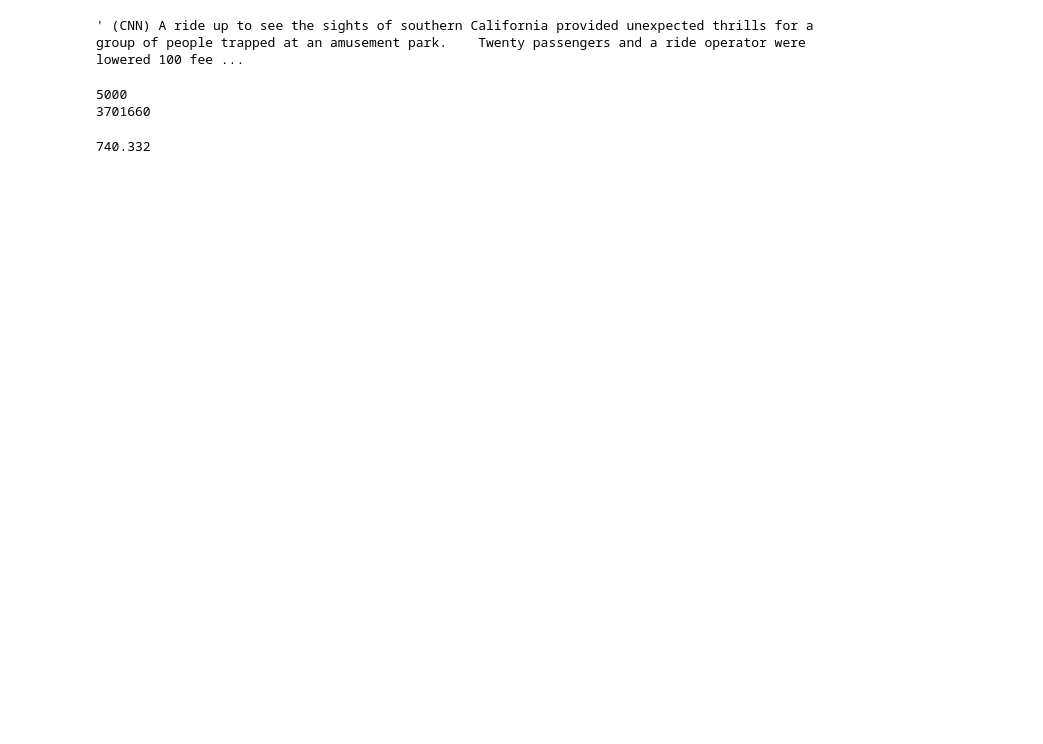
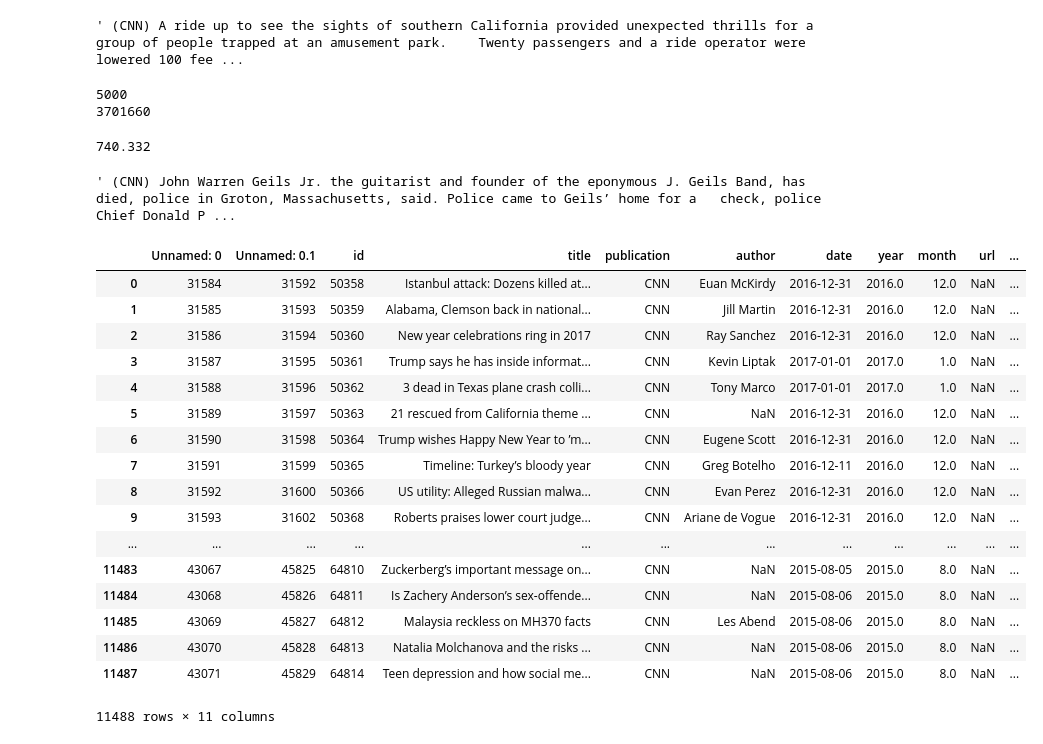
Before and after one commit to johncpolitte/News_or_Satire, a Jupyter notebook: CSV_creater.ipynb, the cells around one changed output. Saved outputs shown, nothing was run; the diff lists cells and outputs as text; code cells hidden in the pictures; blank space fills up the shorter version.

```diff
--- a/CSV_creater.ipynb
+++ b/CSV_creater.ipynb
@@ -123,3 +112,28 @@ cnn_word_count(cnn_list)
 5000
 3701660
 740.332
+# %%
+half_cnn[2323]
+# %% [output]
+' (CNN) John Warren Geils Jr. the guitarist and founder of the eponymous J. Geils Band, has died, police in Groton, Massachusetts, said. Police came to Geils’ home for a   check, police Chief Donald P ...
+# %%
+cnn_df
+# %% [output]
+|  | Unnamed: 0 | Unnamed: 0.1 | id | title | publication | author | date | year | month | url | ... |
+| 0 | 31584 | 31592 | 50358 | Istanbul attack: Dozens killed at... | CNN | Euan McKirdy | 2016-12-31 | 2016.0 | 12.0 | NaN | ... |
+| 1 | 31585 | 31593 | 50359 | Alabama, Clemson back in national... | CNN | Jill Martin | 2016-12-31 | 2016.0 | 12.0 | NaN | ... |
+| 2 | 31586 | 31594 | 50360 | New year celebrations ring in 2017 | CNN | Ray Sanchez | 2016-12-31 | 2016.0 | 12.0 | NaN | ... |
+| 3 | 31587 | 31595 | 50361 | Trump says he has inside informat... | CNN | Kevin Liptak | 2017-01-01 | 2017.0 | 1.0 | NaN | ... |
+| 4 | 31588 | 31596 | 50362 | 3 dead in Texas plane crash colli... | CNN | Tony Marco | 2017-01-01 | 2017.0 | 1.0 | NaN | ... |
+| 5 | 31589 | 31597 | 50363 | 21 rescued from California theme ... | CNN | NaN | 2016-12-31 | 2016.0 | 12.0 | NaN | ... |
+| 6 | 31590 | 31598 | 50364 | Trump wishes Happy New Year to ’m... | CNN | Eugene Scott | 2016-12-31 | 2016.0 | 12.0 | NaN | ... |
+| 7 | 31591 | 31599 | 50365 | Timeline: Turkey’s bloody year | CNN | Greg Botelho | 2016-12-11 | 2016.0 | 12.0 | NaN | ... |
+| 8 | 31592 | 31600 | 50366 | US utility: Alleged Russian malwa... | CNN | Evan Perez | 2016-12-31 | 2016.0 | 12.0 | NaN | ... |
+| 9 | 31593 | 31602 | 50368 | Roberts praises lower court judge... | CNN | Ariane de Vogue | 2016-12-31 | 2016.0 | 12.0 | NaN | ... |
+| ... | ... | ... | ... | ... | ... | ... | ... | ... | ... | ... | ... |
+| 11483 | 43067 | 45825 | 64810 | Zuckerberg’s important message on... | CNN | NaN | 2015-08-05 | 2015.0 | 8.0 | NaN | ... |
+| 11484 | 43068 | 45826 | 64811 | Is Zachery Anderson’s sex-offende... | CNN | NaN | 2015-08-06 | 2015.0 | 8.0 | NaN | ... |
+| 11485 | 43069 | 45827 | 64812 | Malaysia reckless on MH370 facts | CNN | Les Abend | 2015-08-06 | 2015.0 | 8.0 | NaN | ... |
+| 11486 | 43070 | 45828 | 64813 | Natalia Molchanova and the risks ... | CNN | NaN | 2015-08-06 | 2015.0 | 8.0 | NaN | ... |
+| 11487 | 43071 | 45829 | 64814 | Teen depression and how social me... | CNN | NaN | 2015-08-06 | 2015.0 | 8.0 | NaN | ... |
+11488 rows × 11 columns
```
Also changed, not shown: parts of 3 cells of this notebook, 1 other file.
